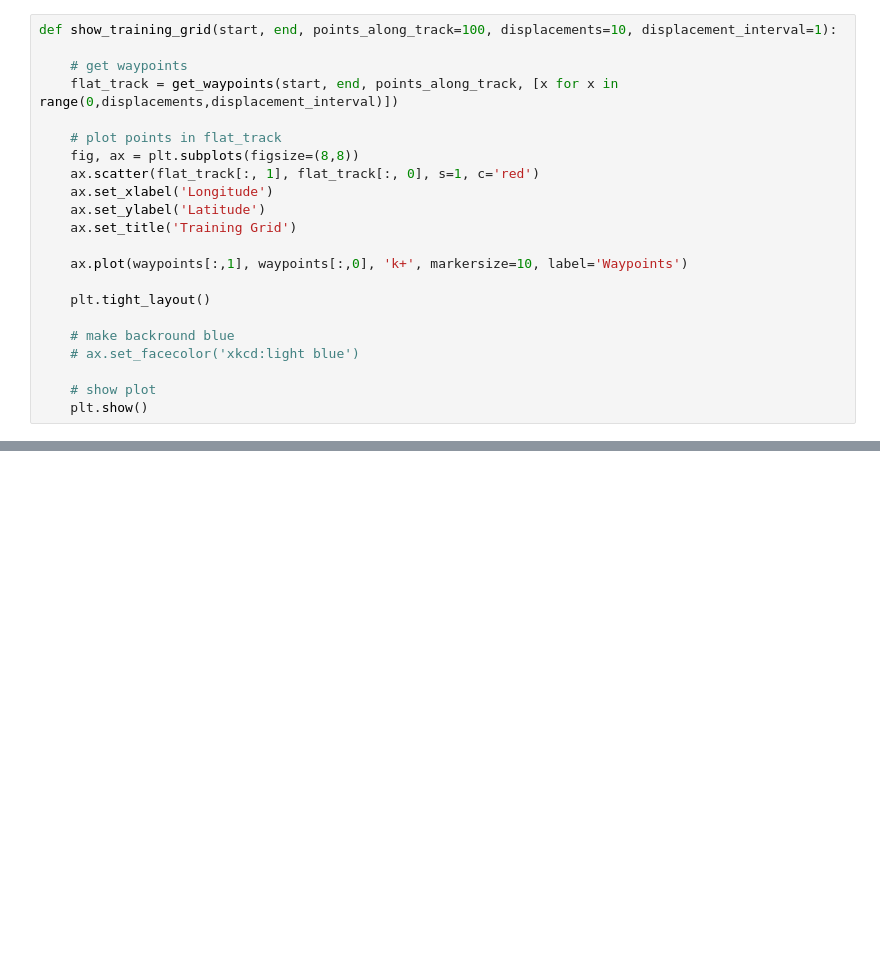
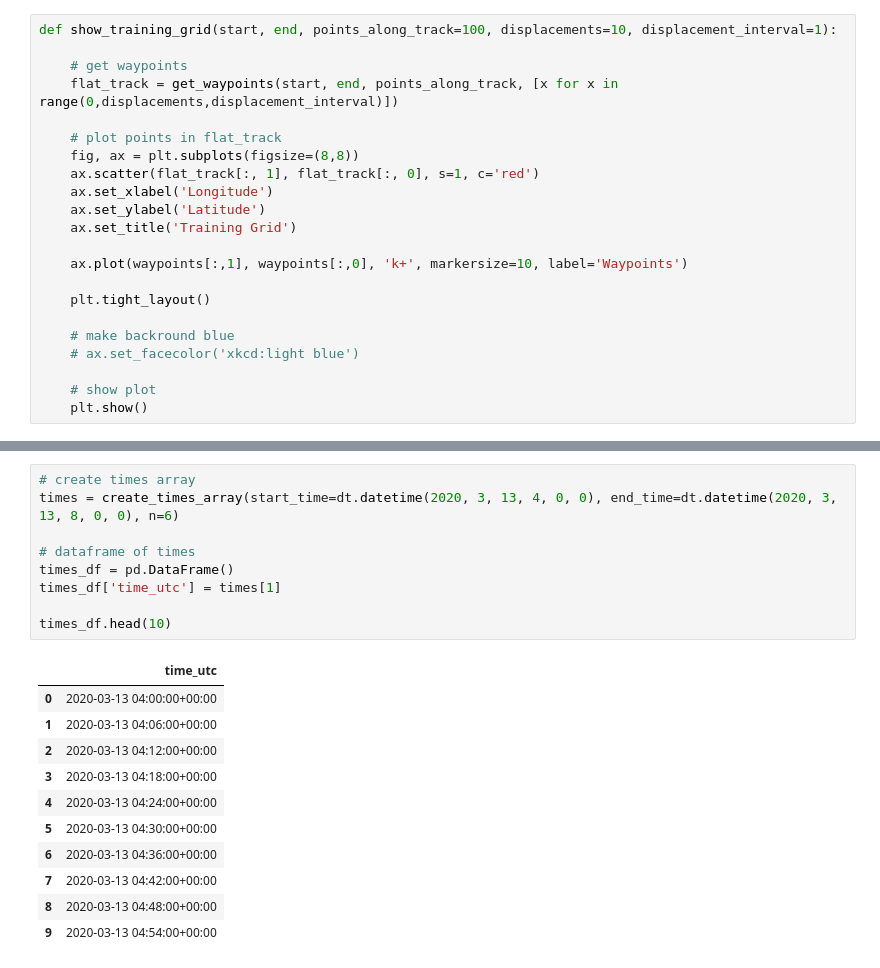
Before and after one commit to AlexSpradling/Deep-Learning-Celestial-Navigation, a Jupyter notebook: code/eda_notebook.ipynb, the cells around one changed output, grey strips where cells are left out. Cells and saved outputs as stored; diff of their text form; blank space fills up the shorter version.

```diff
--- a/code/eda_notebook.ipynb
+++ b/code/eda_notebook.ipynb
@@ -72,0 +183,21 @@ Number of unique waypoints:  1919
+# %%
+# create times array
+times = create_times_array(start_time=dt.datetime(2020, 3, 13, 4, 0, 0), end_time=dt.datetime(2020, 3, 13, 8, 0, 0), n=6)
+
+# dataframe of times
+times_df = pd.DataFrame()
+times_df['time_utc'] = times[1]
+
+times_df.head(10)
+# %% [output]
+|  | time_utc |
+| 0 | 2020-03-13 04:00:00+00:00 |
+| 1 | 2020-03-13 04:06:00+00:00 |
+| 2 | 2020-03-13 04:12:00+00:00 |
+| 3 | 2020-03-13 04:18:00+00:00 |
+| 4 | 2020-03-13 04:24:00+00:00 |
+| 5 | 2020-03-13 04:30:00+00:00 |
+| 6 | 2020-03-13 04:36:00+00:00 |
+| 7 | 2020-03-13 04:42:00+00:00 |
+| 8 | 2020-03-13 04:48:00+00:00 |
+| 9 | 2020-03-13 04:54:00+00:00 |
```
Also changed, not shown: parts of 19 cells of this notebook.
